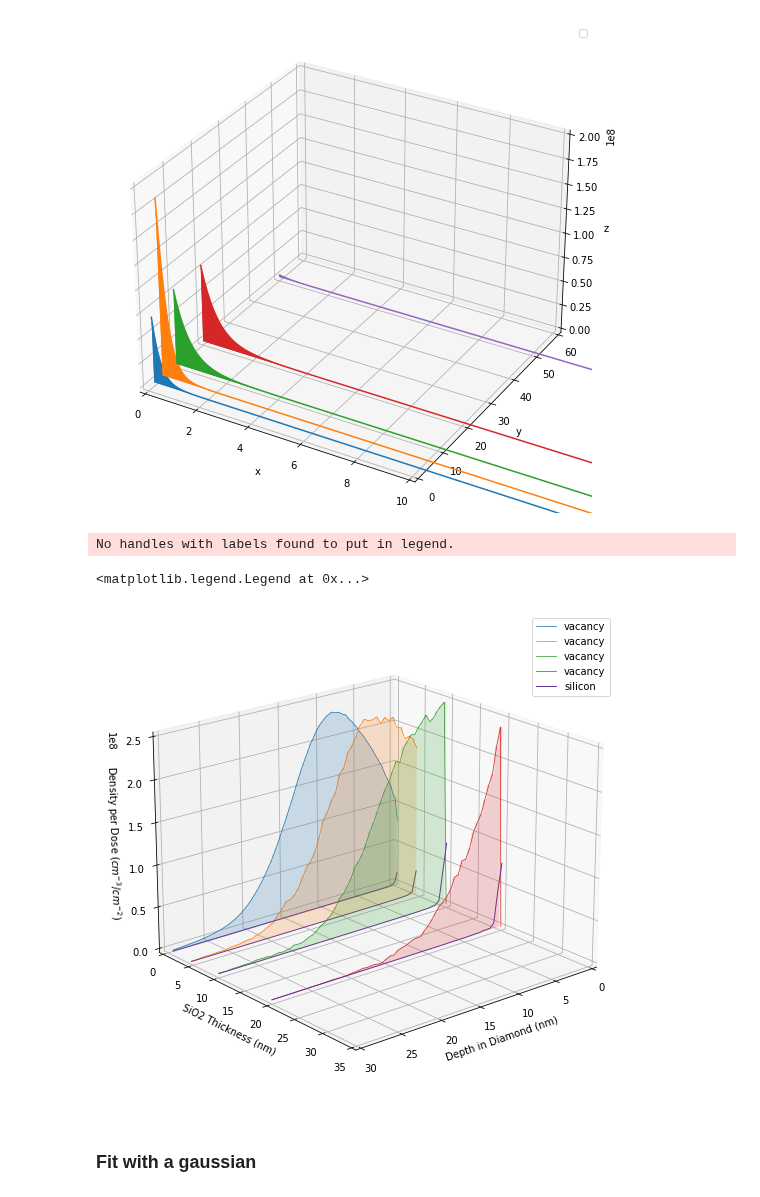
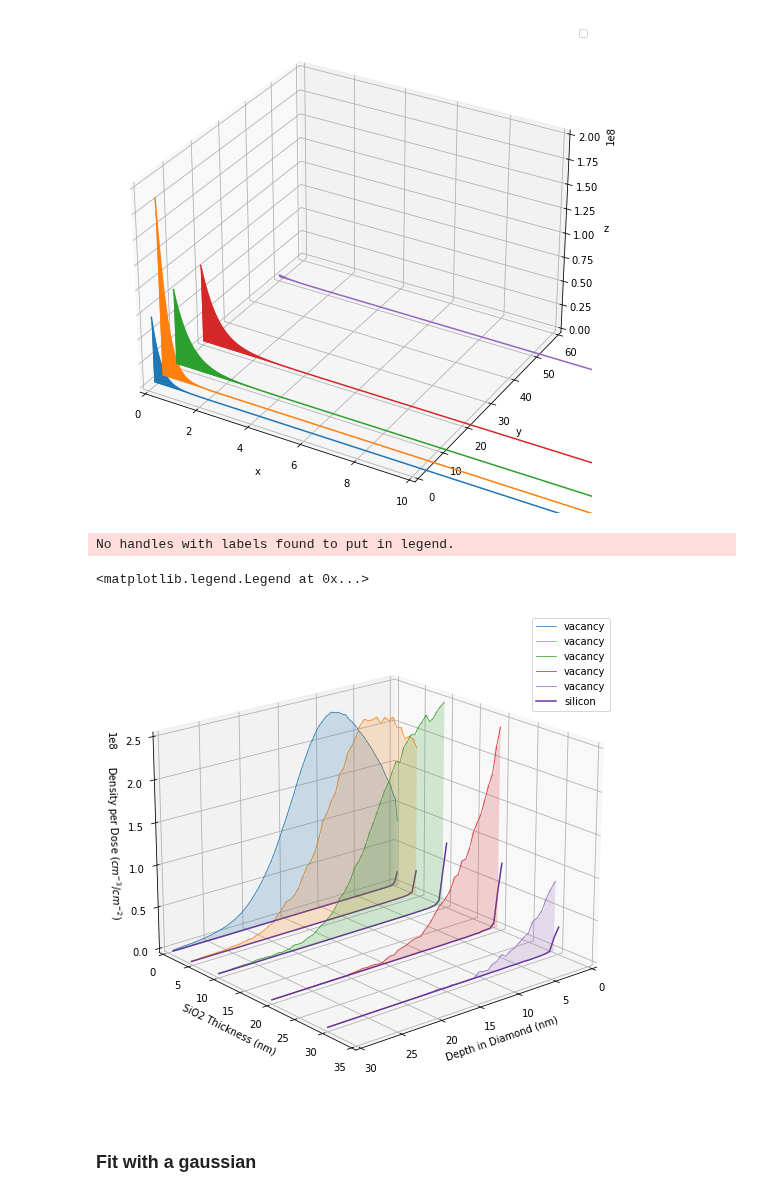
Before and after one commit to ahserhan/SiO2-SiV, a Jupyter notebook: 30keV SiO2/nmPlot3D.ipynb, the cells around one changed output. Drawn from its saved outputs; the diff is of its cells as text; code cells hidden in the pictures.

Commit message:
added 30nm data

```diff
--- a/30keV SiO2/nmPlot3D.ipynb
+++ b/30keV SiO2/nmPlot3D.ipynb
@@ -20,6 +20,7 @@ data2nm = pd.read_csv('data2nm.csv')
 data5nm = pd.read_csv('data5nm.csv')
 data10nm = pd.read_csv('data10nm.csv')
 data20nm = pd.read_csv('data20nm.csv')
+data30nm = pd.read_csv('data30nm.csv')
 data50nm = pd.read_csv('data50nm.csv')
 # %% [markdown]
 ## step3: Convert data into common units
@@ -130,40 +131,42 @@ def plot3d(x,y,z):
 fig = plt.figure(figsize=(12,9))
 ax = fig.add_subplot(projection='3d')
 plt.grid()
 
 ax.legend()
 ax.set_xlim(0, 30)
 ax.set_ylim(0, 35)
 ax.set_zlim(0, 2.5e8)
 ax.set_xlabel('Depth in Diamond (nm)')
 ax.set_ylabel('SiO2 Thickness (nm)')
 ax.set_zlabel('Density per Dose ($cm^{-3}$/$cm^{-2}$)')
 
 \
 #plot
 # plot3d(data1nm['Depth'],data1nm['Si'], 1)
 # plot3d(data2nm['Depth'],data2nm['C']*1e8, 2)
 plot3d(data1nm['Depth'],data1nm['C']*1e8, 1)
 plot3d(data5nm['Depth'],data5nm['C']*1e8, 5)
-plot3d(data10nm['Depth'],data10nm['C']*1e8,10)
-plot3d(data20nm['Depth'],data20nm['C']*1e8, 20)
+plot3d(data10nm['Depth'][1:],data10nm['C'][1:]*1e8,10)
+plot3d(data20nm['Depth'][1:],data20nm['C'][1:]*1e8, 20)
+plot3d(data30nm['Depth'][1:],data30nm['C'][1:]*1e8, 30)
 # plot3d(data50nm['Depth'],data50nm['C']*1e8, 50)
 
 
 
-ax.plot(data1nm['Depth'],data1nm['Si'], zs=1, zdir='y', lw = 1, color = 'rebeccapurple', label = 'silicon')
-ax.plot(data5nm['Depth'],data5nm['Si'], zs=5, zdir='y', lw = 1, color = 'rebeccapurple')
-ax.plot(data10nm['Depth'],data10nm['Si'], zs=10, zdir='y', lw = 1, color = 'rebeccapurple')
-ax.plot(data20nm['Depth'],data20nm['Si'], zs=20, zdir='y', lw = 1, color = 'rebeccapurple')
+ax.plot(data1nm['Depth'],data1nm['Si'], zs=1, zdir='y', lw = 1.5, color = 'rebeccapurple', label = 'silicon')
+ax.plot(data5nm['Depth'],data5nm['Si'], zs=5, zdir='y', lw = 1.5, color = 'rebeccapurple')
+ax.plot(data10nm['Depth'],data10nm['Si'], zs=10, zdir='y', lw = 1.5, color = 'rebeccapurple')
+ax.plot(data20nm['Depth'],data20nm['Si'], zs=20, zdir='y', lw = 1.5, color = 'rebeccapurple')
+ax.plot(data30nm['Depth'],data30nm['Si'], zs=30, zdir='y', lw = 1.5, color = 'rebeccapurple')
 
 
 ax.view_init(elev=20., azim=50)
 
 plt.legend()
 # %% [output]
 No handles with labels found to put in legend.
 <matplotlib.legend.Legend at 0x...>
-[figure, old version]
+[figure, new version]
 # %% [markdown]
 ### Fit with a gaussian
 # %%
```
Also changed, not shown: parts of 1 cell of this notebook.
